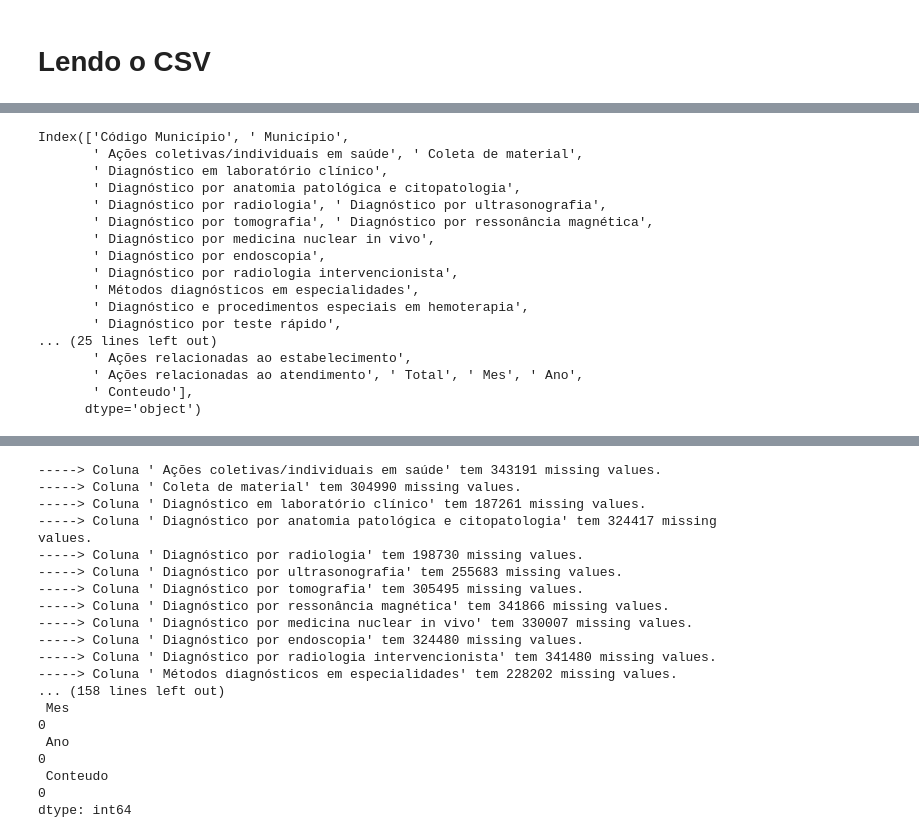
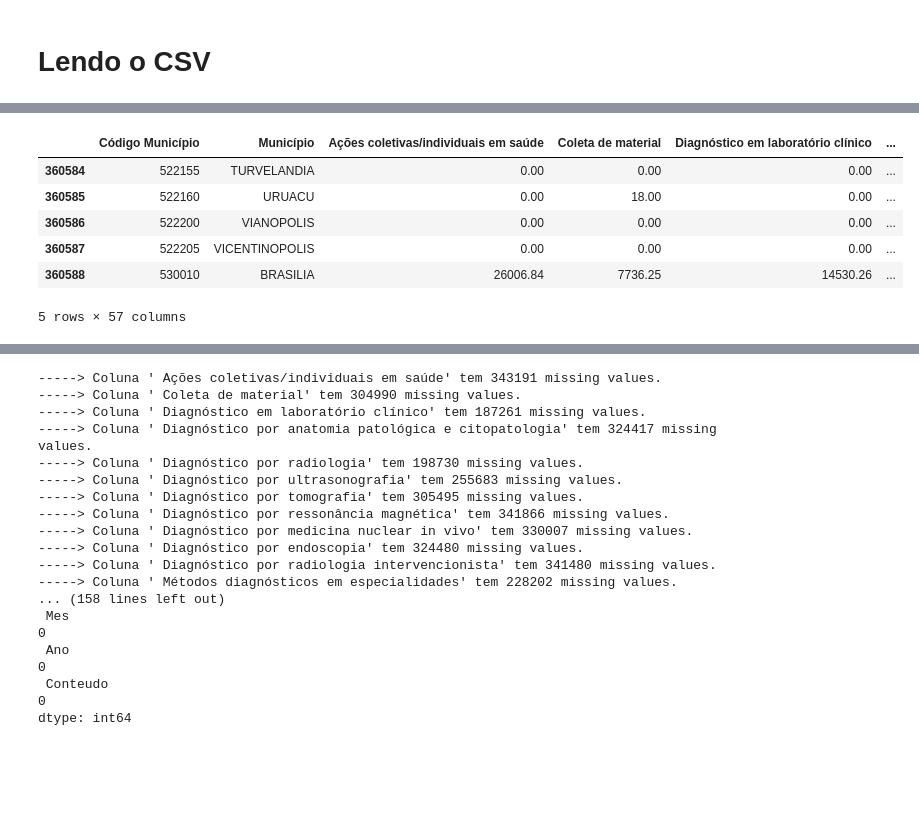
Before and after one commit to mayconabe/datasus, a Jupyter notebook: PI.ipynb, the cells around one changed output, grey strips where cells are left out. Drawn from its saved outputs; the diff is of its cells as text; code cells hidden in the pictures; blank space fills up the shorter version.

```diff
--- a/PI.ipynb
+++ b/PI.ipynb
@@ -30,22 +30,12 @@ Data columns (total 57 columns):
 dtypes: float64(52), int64(2), object(3)
 memory usage: 156.8+ MB
 # %%
-df.columns
+df.tail()
 # %% [output]
+|  | Código Município | Município | Ações coletivas/individuais em saúde | Coleta de material | Diagnóstico em laboratório clínico | ... |
+| 360584 | 522155 | TURVELANDIA | 0.00 | 0.00 | 0.00 | ... |
+| 360585 | 522160 | URUACU | 0.00 | 18.00 | 0.00 | ... |
+| 360586 | 522200 | VIANOPOLIS | 0.00 | 0.00 | 0.00 | ... |
+| 360587 | 522205 | VICENTINOPOLIS | 0.00 | 0.00 | 0.00 | ... |
+| 360588 | 530010 | BRASILIA | 26006.84 | 7736.25 | 14530.26 | ... |
-Index(['Código Município', ' Município',
-       ' Ações coletivas/individuais em saúde', ' Coleta de material',
-       ' Diagnóstico em laboratório clínico',
-       ' Diagnóstico por anatomia patológica e citopatologia',
-       ' Diagnóstico por radiologia', ' Diagnóstico por ultrasonografia',
-       ' Diagnóstico por tomografia', ' Diagnóstico por ressonância magnética',
-       ' Diagnóstico por medicina nuclear in vivo',
-       ' Diagnóstico por endoscopia',
-       ' Diagnóstico por radiologia intervencionista',
-       ' Métodos diagnósticos em especialidades',
-       ' Diagnóstico e procedimentos especiais em hemoterapia',
-       ' Diagnóstico por teste rápido',
-... (25 lines left out)
-       ' Ações relacionadas ao estabelecimento',
-       ' Ações relacionadas ao atendimento', ' Total', ' Mes', ' Ano',
-       ' Conteudo'],
-      dtype='object')
+5 rows × 57 columns
```
Also changed, not shown: parts of 6 cells of this notebook, 1 other file.
